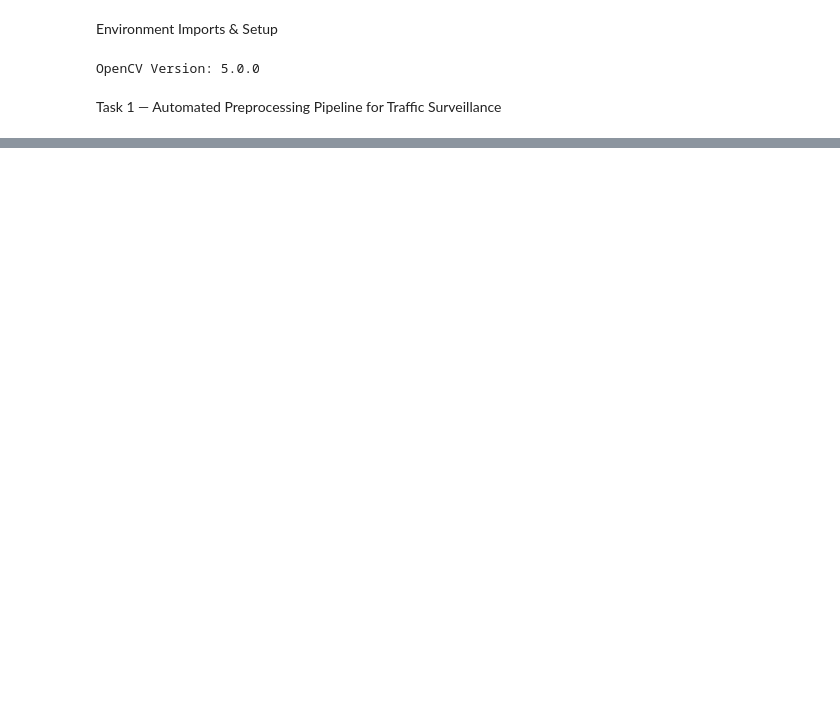
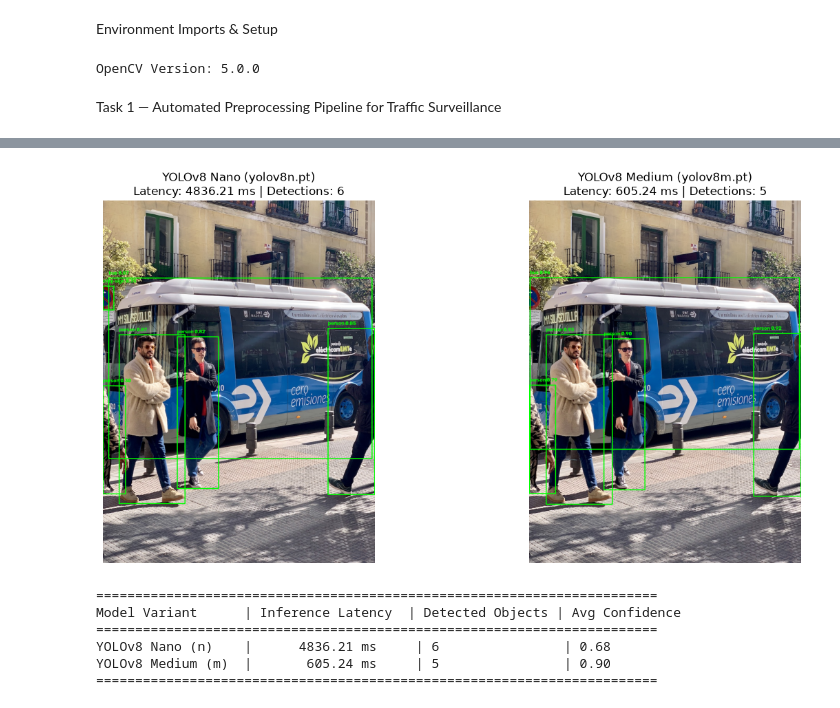
Before and after one commit to Areebanaeemsatti/aipdd_project, a Jupyter notebook: notebooks/lab03_cv_pipeline.ipynb, the cells around one changed output, grey strips where cells are left out. Drawn from its saved outputs; the diff is of its cells as text; code cells hidden in the pictures; blank space fills up the shorter version.

```diff
--- a/notebooks/lab03_cv_pipeline.ipynb
+++ b/notebooks/lab03_cv_pipeline.ipynb
@@ -57,0 +194,79 @@ print(f"[Task 1 Deliverable] Tensor Value Range: Min = {normalized_tensor.min():
+# %%
+import cv2
+import time
+import numpy as np
+import matplotlib.pyplot as plt
+from ultralytics import YOLO
+
+# 1. Load two variants of YOLO (Nano vs Medium)
+model_nano = YOLO("yolov8n.pt")
+model_medium = YOLO("yolov8m.pt")
+
+# Load sample image
+image_path = r"C:\Users\WK Traders\aipdd_project\data\benchmark_sample.jpg"
+img_bgr = cv2.imread(image_path)
+
+if img_bgr is None:
+    raise FileNotFoundError(f"Image not found at {image_path}. Download the sample image first.")
+
+# Function to run benchmark and draw detections
+def benchmark_model(model, image, model_name):
+    img_copy = image.copy()
+
+    # Measure inference latency
+    start_time = time.time()
+    results = model(img_copy, verbose=False)[0]
+    latency_ms = (time.time() - start_time) * 1000
+
+    boxes = results.boxes
+    det_count = len(boxes)
+    avg_conf = float(boxes.conf.mean()) if det_count > 0 else 0.0
+
+    # Render bounding boxes, labels, and confidence scores
+    for box in boxes:
+        x1, y1, x2, y2 = map(int, box.xyxy[0])
+        conf = float(box.conf[0])
+        cls_id = int(box.cls[0])
+        label = f"{model.names[cls_id]} {conf:.2f}"
+
+        cv2.rectangle(img_copy, (x1, y1), (x2, y2), (0, 255, 0), 2)
+        cv2.putText(img_copy, label, (x1, max(y1 - 10, 20)),
+                    cv2.FONT_HERSHEY_SIMPLEX, 0.5, (0, 255, 0), 2)
+
+    return img_copy, latency_ms, det_count, avg_conf
+
+# 2 & 3 & 4. Execute Benchmarks
+img_nano, lat_nano, count_nano, conf_nano = benchmark_model(model_nano, img_bgr, "YOLOv8 Nano")
+img_med, lat_med, count_med, conf_med = benchmark_model(model_medium, img_bgr, "YOLOv8 Medium")
+
+# Deliverable 1: Dual Visual Detection Output
+plt.figure(figsize=(14, 6))
+
+plt.subplot(1, 2, 1)
+plt.imshow(cv2.cvtColor(img_nano, cv2.COLOR_BGR2RGB))
+plt.title(f"YOLOv8 Nano (yolov8n.pt)\nLatency: {lat_nano:.2f} ms | Detections: {count_nano}")
+plt.axis("off")
+
+plt.subplot(1, 2, 2)
+plt.imshow(cv2.cvtColor(img_med, cv2.COLOR_BGR2RGB))
+plt.title(f"YOLOv8 Medium (yolov8m.pt)\nLatency: {lat_med:.2f} ms | Detections: {count_med}")
+plt.axis("off")
+
+plt.tight_layout()
+plt.show()
+
+# Deliverable 2: Comparison Summary Table
+print("\n" + "="*72)
+print(f"{'Model Variant':<18} | {'Inference Latency':<18} | {'Detected Objects':<16} | {'Avg Confidence':<12}")
+print("="*72)
+print(f"{'YOLOv8 Nano (n)':<18} | {lat_nano:12.2f} ms     | {count_nano:<16} | {conf_nano:<12.2f}")
+print(f"{'YOLOv8 Medium (m)':<18} | {lat_med:12.2f} ms     | {count_med:<16} | {conf_med:<12.2f}")
+print("="*72)
+# %% [output]
+[figure, added]
+========================================================================
+Model Variant      | Inference Latency  | Detected Objects | Avg Confidence
+========================================================================
+YOLOv8 Nano (n)    |      4836.21 ms     | 6                | 0.68
+YOLOv8 Medium (m)  |       605.24 ms     | 5                | 0.90
+========================================================================
```
Also changed, not shown: parts of 10 cells of this notebook, 15 other files.
